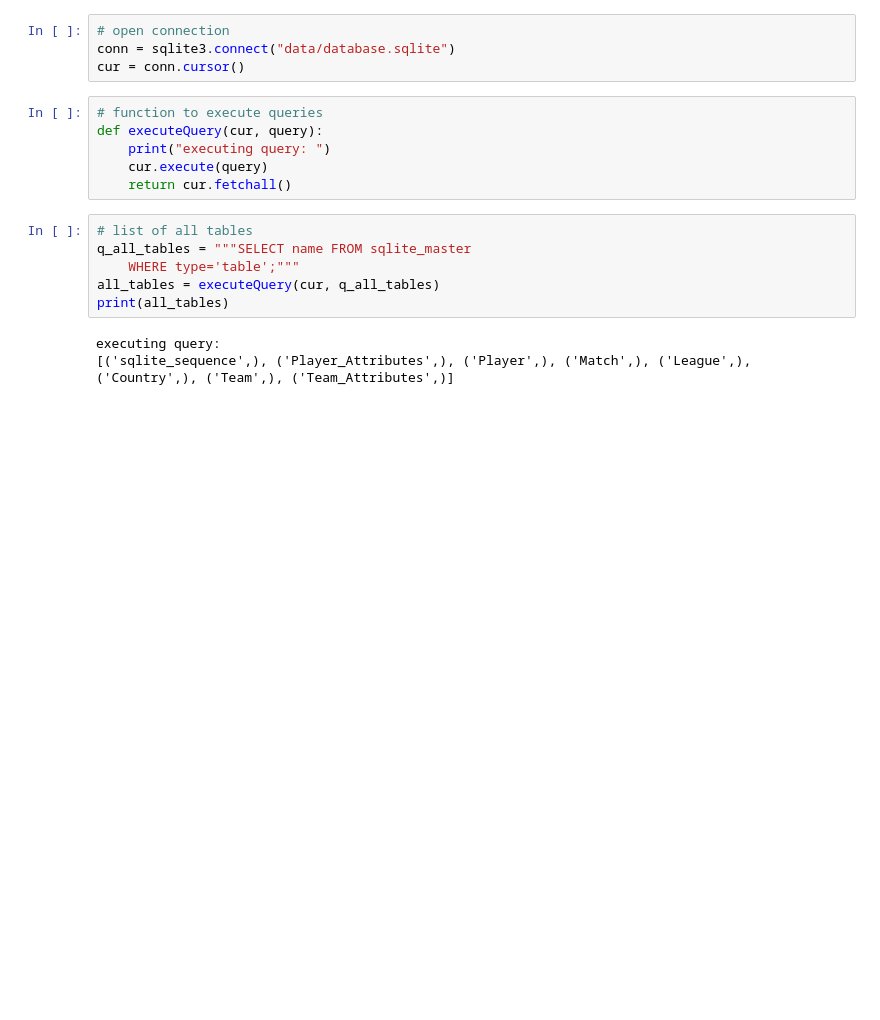
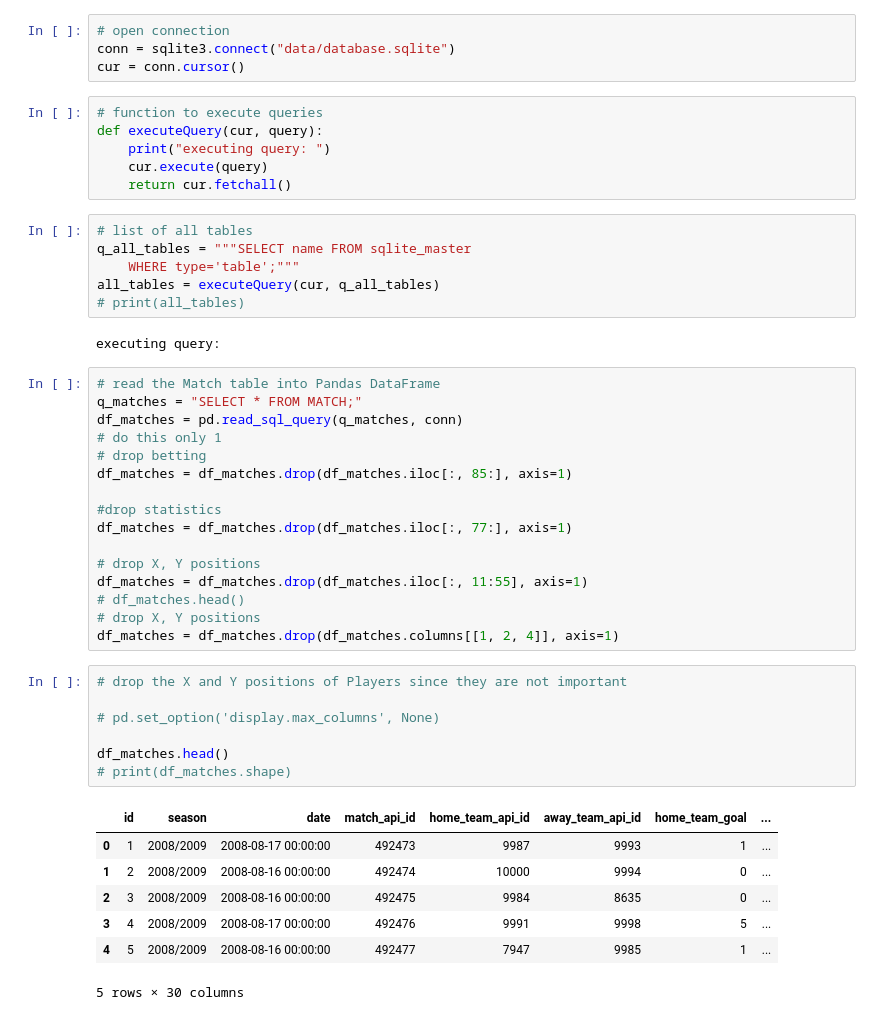
Before and after one commit to mannanrehbari/ml-project-soccer-analysis, a Jupyter notebook: soccer-analysis.ipynb, the cells around one changed output. Saved outputs shown, nothing was run; the diff lists cells and outputs as text; blank space fills up the shorter version.

```diff
--- a/soccer-analysis.ipynb
+++ b/soccer-analysis.ipynb
@@ -17,7 +24,37 @@ def executeQuery(cur, query):
 q_all_tables = """SELECT name FROM sqlite_master
     WHERE type='table';"""
 all_tables = executeQuery(cur, q_all_tables)
-print(all_tables)
+# print(all_tables)
 # %% [output]
 executing query:
-[('sqlite_sequence',), ('Player_Attributes',), ('Player',), ('Match',), ('League',), ('Country',), ('Team',), ('Team_Attributes',)]
+# %%
+# read the Match table into Pandas DataFrame
+q_matches = "SELECT * FROM MATCH;"
+df_matches = pd.read_sql_query(q_matches, conn)
+# do this only 1
+# drop betting
+df_matches = df_matches.drop(df_matches.iloc[:, 85:], axis=1)
+
+#drop statistics
+df_matches = df_matches.drop(df_matches.iloc[:, 77:], axis=1)
+
+# drop X, Y positions
+df_matches = df_matches.drop(df_matches.iloc[:, 11:55], axis=1)
+# df_matches.head()
+# drop X, Y positions
+df_matches = df_matches.drop(df_matches.columns[[1, 2, 4]], axis=1)
+# %%
+# drop the X and Y positions of Players since they are not important
+
+# pd.set_option('display.max_columns', None)
+
+df_matches.head()
+# print(df_matches.shape)
+# %% [output]
+|  | id | season | date | match_api_id | home_team_api_id | away_team_api_id | home_team_goal | ... |
+| 0 | 1 | 2008/2009 | 2008-08-17 00:00:00 | 492473 | 9987 | 9993 | 1 | ... |
+| 1 | 2 | 2008/2009 | 2008-08-16 00:00:00 | 492474 | 10000 | 9994 | 0 | ... |
+| 2 | 3 | 2008/2009 | 2008-08-16 00:00:00 | 492475 | 9984 | 8635 | 0 | ... |
+| 3 | 4 | 2008/2009 | 2008-08-17 00:00:00 | 492476 | 9991 | 9998 | 5 | ... |
+| 4 | 5 | 2008/2009 | 2008-08-16 00:00:00 | 492477 | 7947 | 9985 | 1 | ... |
+5 rows × 30 columns
```
Also changed, not shown: parts of 16 cells of this notebook, 1 other file.
